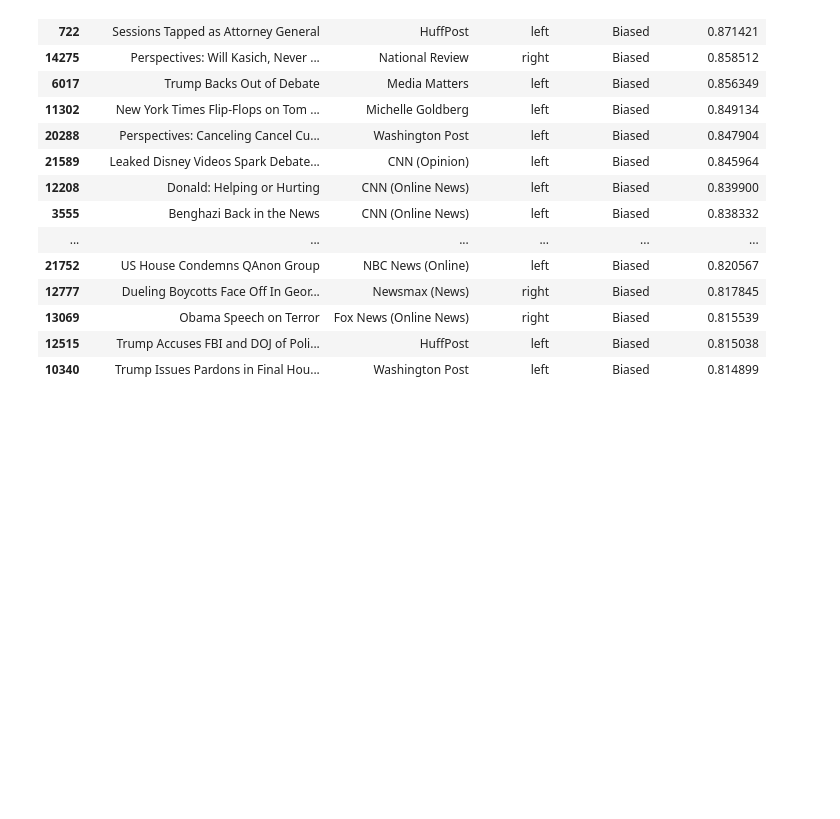
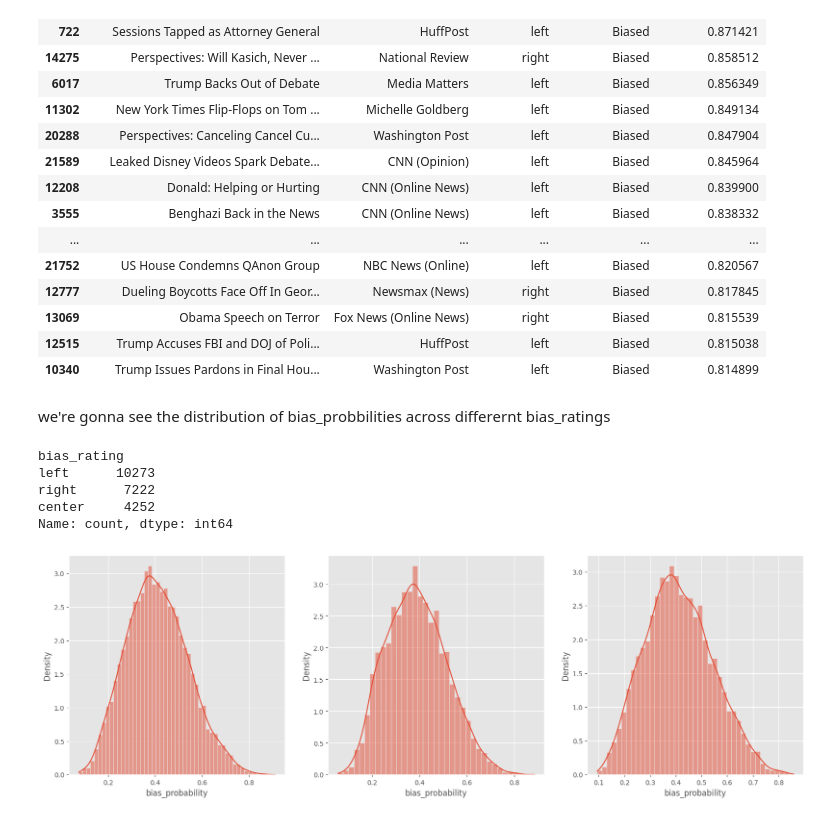
Before and after one commit to joleyoon/141XP_group3, a Jupyter notebook: news_bias/eda.ipynb, the cells around one changed output. Saved outputs shown, nothing was run; the diff lists cells and outputs as text; code cells hidden in the pictures; blank space fills up the shorter version.

```diff
--- a/news_bias/eda.ipynb
+++ b/news_bias/eda.ipynb
@@ -1,7 +1,15 @@
 # %%
 import pandas as pd
+import seaborn as sns
+import matplotlib.pyplot as plt
+
+from sklearn.model_selection import train_test_split
+from sklearn.feature_extraction.text import TfidfVectorizer
+from sklearn.linear_model import LogisticRegression
+from sklearn.metrics import classification_report, confusion_matrix, accuracy_score
 
 pd.set_option('display.max_columns', 20)
+plt.style.use('ggplot')
 # %%
 # dataset used for the excel sheet
 # https://www.kaggle.com/datasets/timospinde/babe-media-bias-annotations-by-experts?select=data
@@ -174,3 +177,22 @@ news_sorted[[
 | 13069 | Obama Speech on Terror | Fox News (Online News) | right | Biased | 0.815539 |
 | 12515 | Trump Accuses FBI and DOJ of Poli... | HuffPost | left | Biased | 0.815038 |
 | 10340 | Trump Issues Pardons in Final Hou... | Washington Post | left | Biased | 0.814899 |
+# %% [markdown]
+we're gonna see the distribution of bias_probbilities across differernt bias_ratings
+# %%
+news_sorted['bias_rating'].value_counts()
+# %% [output]
+bias_rating
+left      10273
+right      7222
+center     4252
+Name: count, dtype: int64
+# %%
+fig, ax = plt.subplots(1, 3, figsize=(20, 6))
+
+bias_ratings = ['left', 'center', 'right']
+
+for rating in bias_ratings:
+    sns.histplot(news_sorted[news_sorted['bias_rating'] == rating]['bias_probability'], ax=ax[bias_ratings.index(rating)], kde=True, stat="density")
+# %% [output]
+[figure, added]
```
Also changed, not shown: parts of 1 cell of this notebook, 1 other file.
